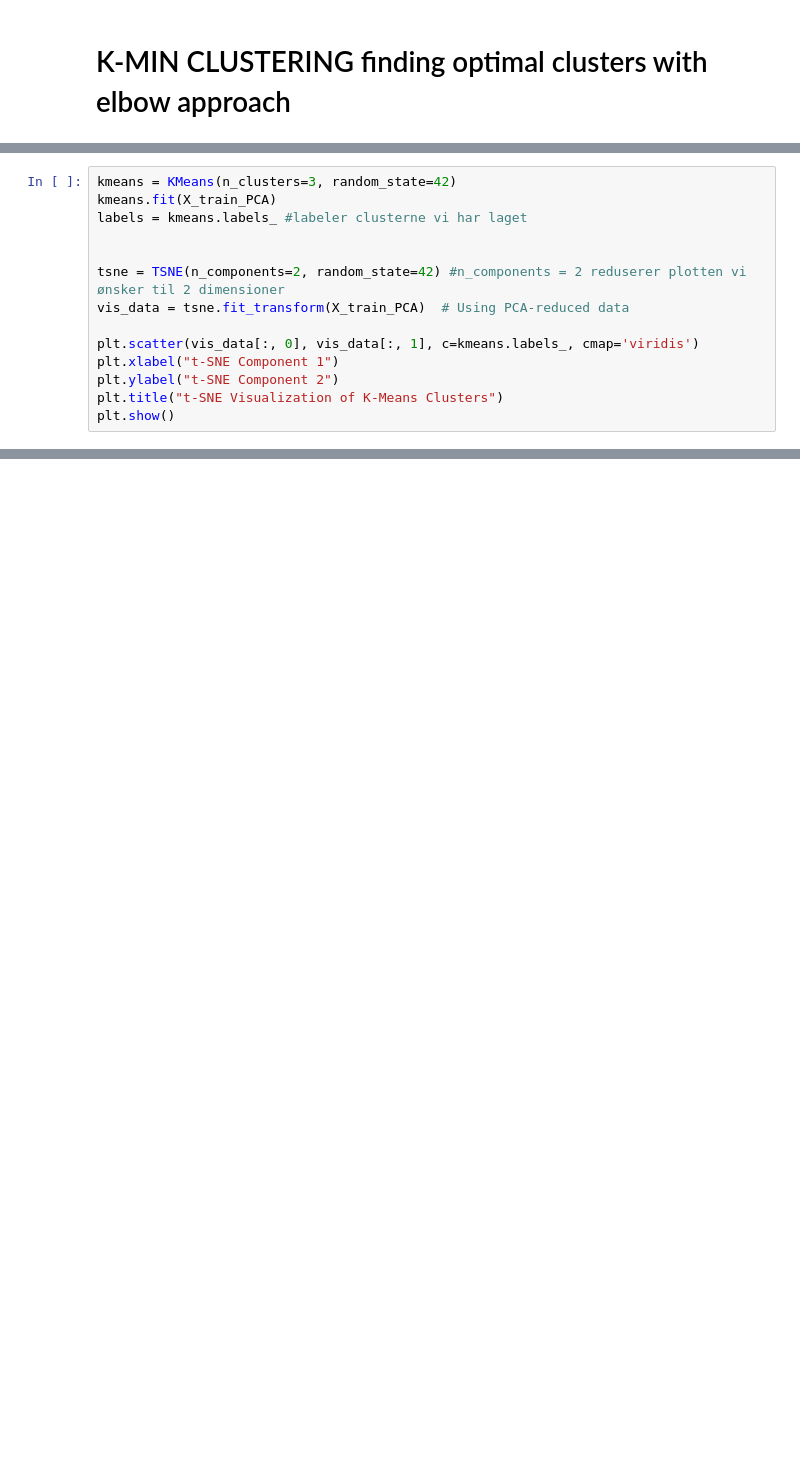
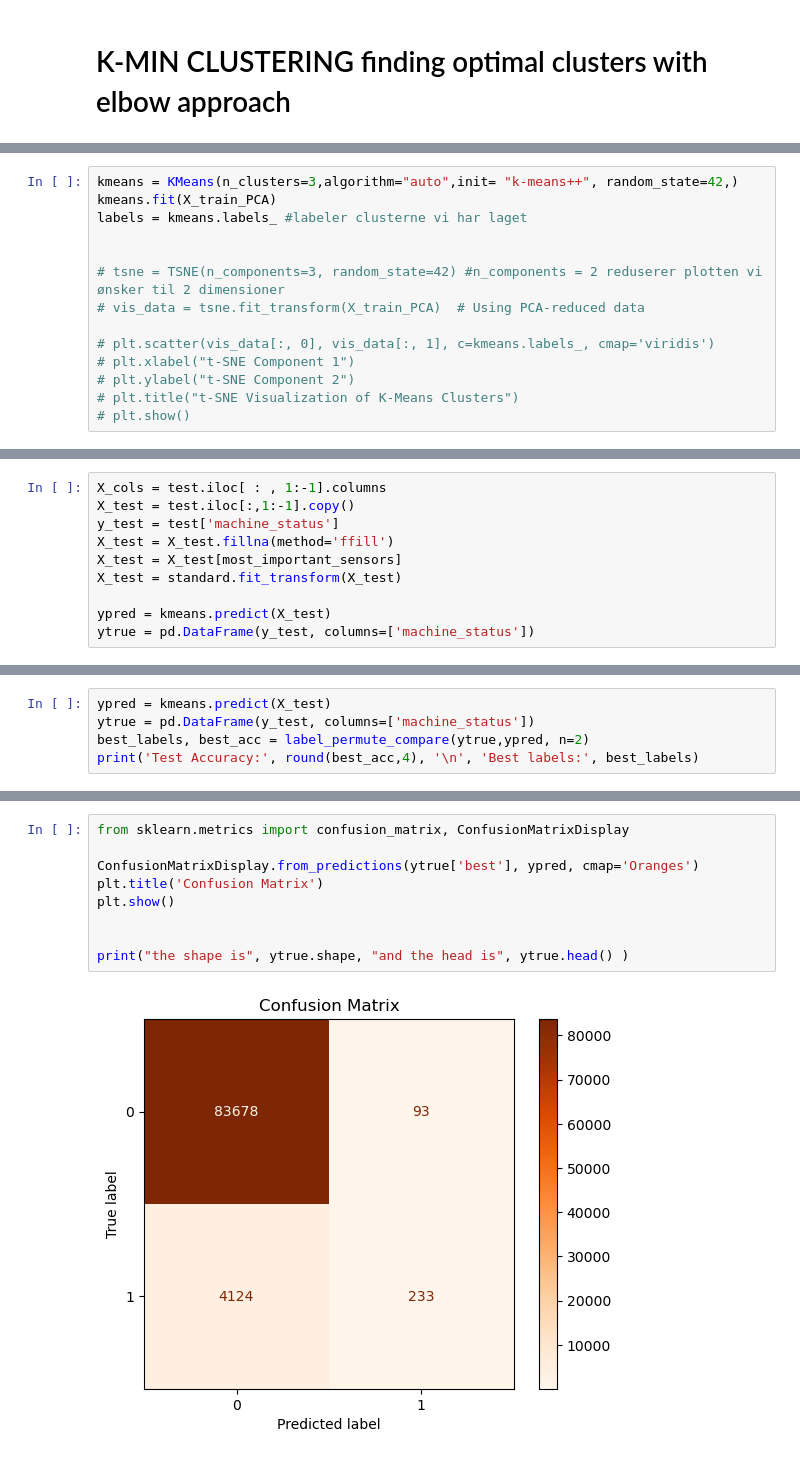
Before and after one commit to elisabellahj/MLing, a Jupyter notebook: Sensor.ipynb, the cells around one changed output, grey strips where cells are left out. Drawn from its saved outputs; the diff is of its cells as text; blank space fills up the shorter version.

```diff
--- a/Sensor.ipynb
+++ b/Sensor.ipynb
@@ -221,14 +212,14 @@ plt.show()
 # %%
-kmeans = KMeans(n_clusters=3, random_state=42)
+kmeans = KMeans(n_clusters=3,algorithm="auto",init= "k-means++", random_state=42,)
 kmeans.fit(X_train_PCA)
 labels = kmeans.labels_ #labeler clusterne vi har laget
 
 
-tsne = TSNE(n_components=2, random_state=42) #n_components = 2 reduserer plotten vi ønsker til 2 dimensioner
-vis_data = tsne.fit_transform(X_train_PCA)  # Using PCA-reduced data
+# tsne = TSNE(n_components=3, random_state=42) #n_components = 2 reduserer plotten vi ønsker til 2 dimensioner
+# vis_data = tsne.fit_transform(X_train_PCA)  # Using PCA-reduced data
 
-plt.scatter(vis_data[:, 0], vis_data[:, 1], c=kmeans.labels_, cmap='viridis')
-plt.xlabel("t-SNE Component 1")
-plt.ylabel("t-SNE Component 2")
-plt.title("t-SNE Visualization of K-Means Clusters")
-plt.show()
+# plt.scatter(vis_data[:, 0], vis_data[:, 1], c=kmeans.labels_, cmap='viridis')
+# plt.xlabel("t-SNE Component 1")
+# plt.ylabel("t-SNE Component 2")
+# plt.title("t-SNE Visualization of K-Means Clusters")
+# plt.show()
@@ -238,0 +226,10 @@ plt.show()
+# %%
+X_cols = test.iloc[ : , 1:-1].columns
+X_test = test.iloc[:,1:-1].copy()
+y_test = test['machine_status']
+X_test = X_test.fillna(method='ffill')
+X_test = X_test[most_important_sensors]
+X_test = standard.fit_transform(X_test)
+
+ypred = kmeans.predict(X_test)
+ytrue = pd.DataFrame(y_test, columns=['machine_status'])
@@ -238,0 +266,5 @@ plt.show()
+# %%
+ypred = kmeans.predict(X_test)
+ytrue = pd.DataFrame(y_test, columns=['machine_status'])
+best_labels, best_acc = label_permute_compare(ytrue,ypred, n=2)
+print('Test Accuracy:', round(best_acc,4), '\n', 'Best labels:', best_labels)
@@ -238,0 +290,11 @@ plt.show()
+# %%
+from sklearn.metrics import confusion_matrix, ConfusionMatrixDisplay
+
+ConfusionMatrixDisplay.from_predictions(ytrue['best'], ypred, cmap='Oranges')
+plt.title('Confusion Matrix')
+plt.show()
+
+
+print("the shape is", ytrue.shape, "and the head is", ytrue.head() )
+# %% [output]
+[figure, added]
```
Also changed, not shown: parts of 24 cells of this notebook.
